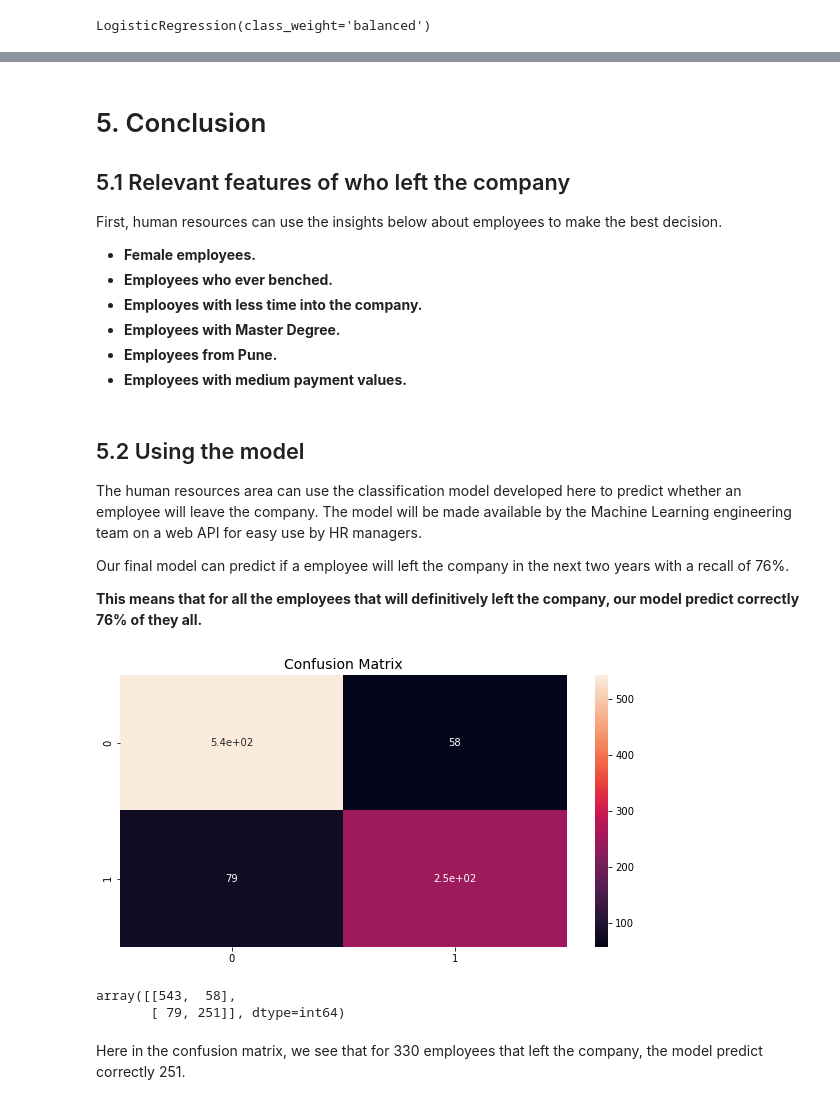
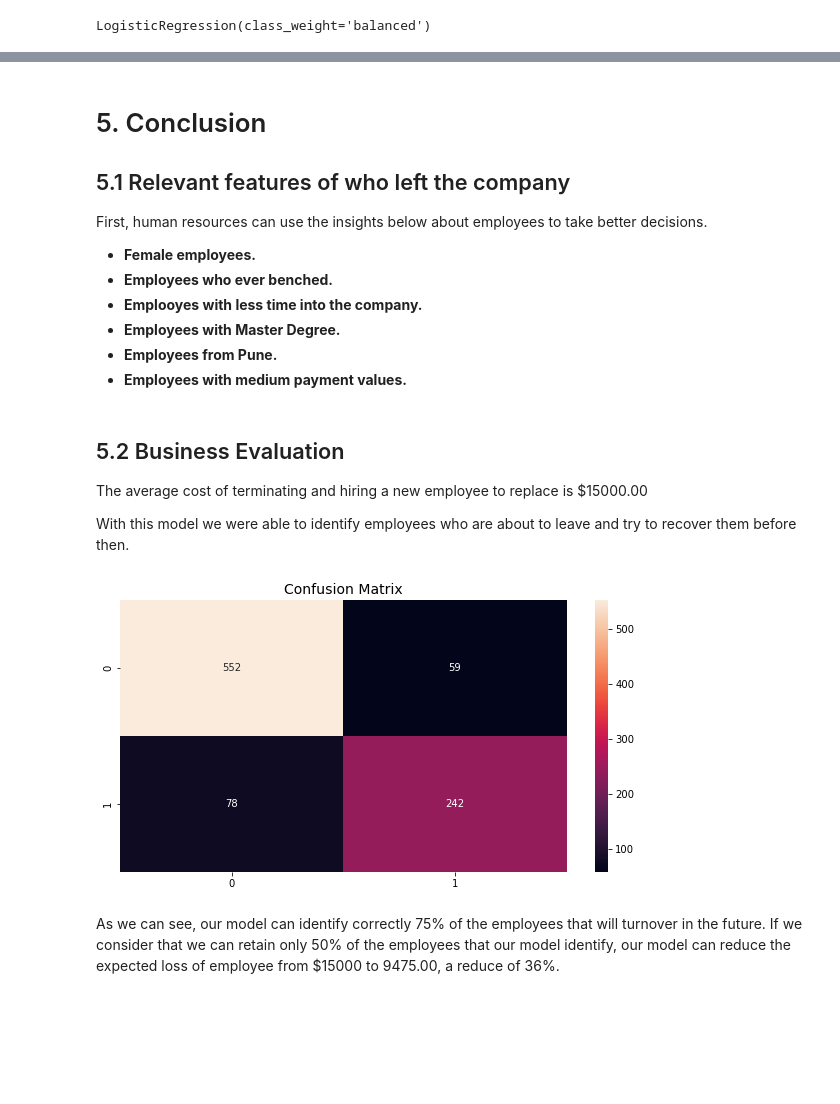
Before and after one commit to leorviana/employee_turnover, a Jupyter notebook: employee_future.ipynb, the cells around one changed output, grey strips where cells are left out. Drawn from its saved outputs; the diff is of its cells as text; code cells hidden in the pictures; blank space fills up the shorter version.

```diff
--- a/employee_future.ipynb
+++ b/employee_future.ipynb
@@ -540,0 +497,3 @@ evaluation
+# %%
+gb = GradientBoostingClassifier(subsample=0.8, min_samples_leaf = 8, learning_rate = 0.2)
+gb.fit(Xtrain, ytrain)
@@ -540,0 +515,10 @@ evaluation
+# %%
+params = {"max_depth":[3, 5, 8, 13, 21],
+          "min_samples_leaf": [5, 8, 13, 21, 34],
+          "max_features":["log2", "sqrt", None]}
+
+clf = RandomizedSearchCV(RandomForestClassifier(class_weight="balanced", n_estimators=150), param_distributions=params, n_iter=50, cv=5, scoring="f1")
+clf.fit(Xtrain, ytrain)
+print(clf.best_params_)
+print()
+print(clf.best_score_)
@@ -540,0 +529,3 @@ evaluation
+# %%
+final_model = RandomForestClassifier(class_weight="balanced", n_estimators=150, min_samples_leaf=5, max_depth=8, max_features="log2")
+final_model.fit(Xtrain, ytrain)
@@ -545,3 +548,0 @@ It can be seen that the best model was the Random Forest. We will now evaluate t
-# %%
-final_model = RandomForestClassifier(random_state = 11, class_weight = "balanced", min_samples_split = 0.01, n_estimators = 1000)
-final_model.fit(Xtrain, ytrain)
@@ -570,7 +574,7 @@ metric_grid
 
 ## 5.1 Relevant features of who left the company
 
-First, human resources can use the insights below about employees to make the best decision.
+First, human resources can use the insights below about employees to take better decisions.
 
 - **Female employees.**
 - **Employees who ever benched.**
@@ -579,24 +583,15 @@ First, human resources can use the insights below about employees to make the be
 - **Employees from Pune.**
 - **Employees with medium payment values.**
 # %% [markdown]
-## 5.2 Using the model
+## 5.2 Business Evaluation
 
-The human resources area can use the classification model developed here to predict whether an employee will leave the company. The model will be made available by the Machine Learning engineering team on a web API for easy use by HR managers.
+The average cost of terminating and hiring a new employee to replace is \$15000.00
 
-Our final model can predict if a employee will left the company in the next two years with a recall of 76%.
-
-**This means that for all the employees that will definitively left the company, our model predict correctly 76% of they all.**
+With this model we were able to identify employees who are about to leave and try to recover them before then.
 # %%
 plt.figure(figsize = [10,5])
-sns.heatmap(confusion_matrix(y_true = ytest, y_pred = final_model.predict(Xtest)), annot = True)
+sns.heatmap(confusion_matrix(y_true = ytest, y_pred = final_model.predict(Xtest)), annot = True, fmt="g")
 plt.title("Confusion Matrix", fontsize = 14)
 plt.show()
 # %% [output]
-[figure, old version]
+[figure, new version]
-# %%
-confusion_matrix(y_true = ytest, y_pred = final_model.predict(Xtest))
-# %% [output]
-array([[543,  58],
-       [ 79, 251]], dtype=int64)
-# %% [markdown]
-Here in the confusion matrix, we see that for 330 employees that left the company, the model predict correctly 251.
@@ -604,0 +598,2 @@ pickle.dump(final_model, open("employee_future_model.pkl", "wb"))
+# %% [markdown]
+As we can see, our model can identify correctly 75% of the employees that will turnover in the future. If we consider that we can retain only 50% of the employees that our model identify, our model can reduce the expected loss of employee from \$15000 to 9475.00, a reduce of 36%.
```
Also changed, not shown: parts of 64 cells of this notebook, 10 other files.
